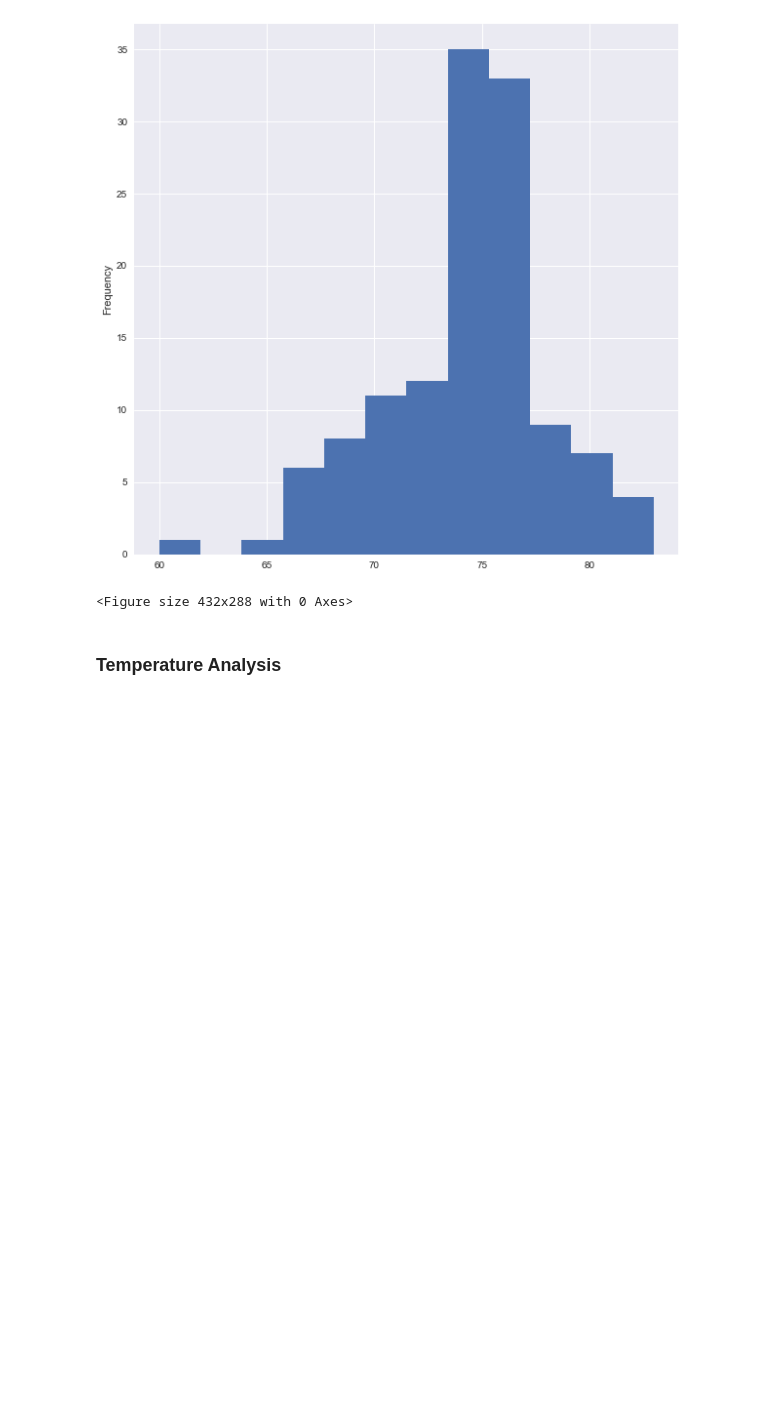
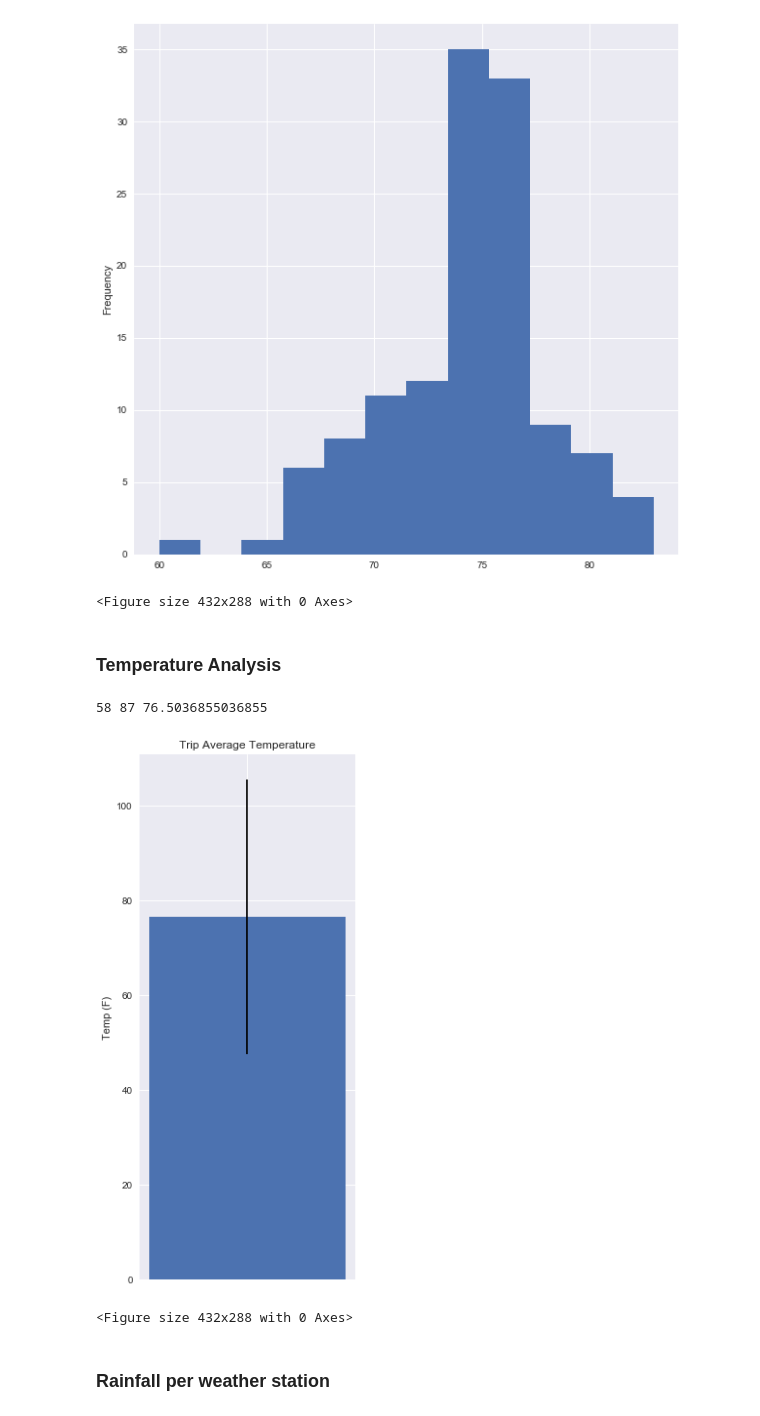
Before and after one commit to alandavila/data-analytics, a Jupyter notebook: flask/climate_analysis.ipynb, the cells around one changed output. Drawn from its saved outputs; the diff is of its cells as text; code cells hidden in the pictures; blank space fills up the shorter version.

```diff
--- a/flask/climate_analysis.ipynb
+++ b/flask/climate_analysis.ipynb
@@ -95,3 +95,27 @@ plt.tight_layout()
 <Figure size 432x288 with 0 Axes>
 # %% [markdown]
 ### Temperature Analysis
+# %%
+def calc_temps(init_date, final_date):
+    tobs_query = session.query(Measurement.tobs)\
+        .filter(Measurement.date > init_date).filter(Measurement.date < final_date).all()
+    return np.min(tobs_query), np.max(tobs_query), np.mean(tobs_query)
+# %%
+tmin, tmax, tmean = calc_temps('2017-04-04', '2018-04-04')
+print(tmin, tmax, tmean)
+# %% [output]
+58 87 76.5036855036855
+# %%
+fig, ax = plt.subplots(figsize=(4,10))
+indx = [0]
+ax.bar(indx, tmean, yerr= [tmax - tmin])
+plt.xticks(indx, (''))
+plt.title('Trip Average Temperature')
+plt.ylabel('Temp (F)')
+plt.show()
+plt.tight_layout()
+# %% [output]
+[figure, added]
+<Figure size 432x288 with 0 Axes>
+# %% [markdown]
+### Rainfall per weather station
```
Also changed, not shown: parts of 1 cell of this notebook.
